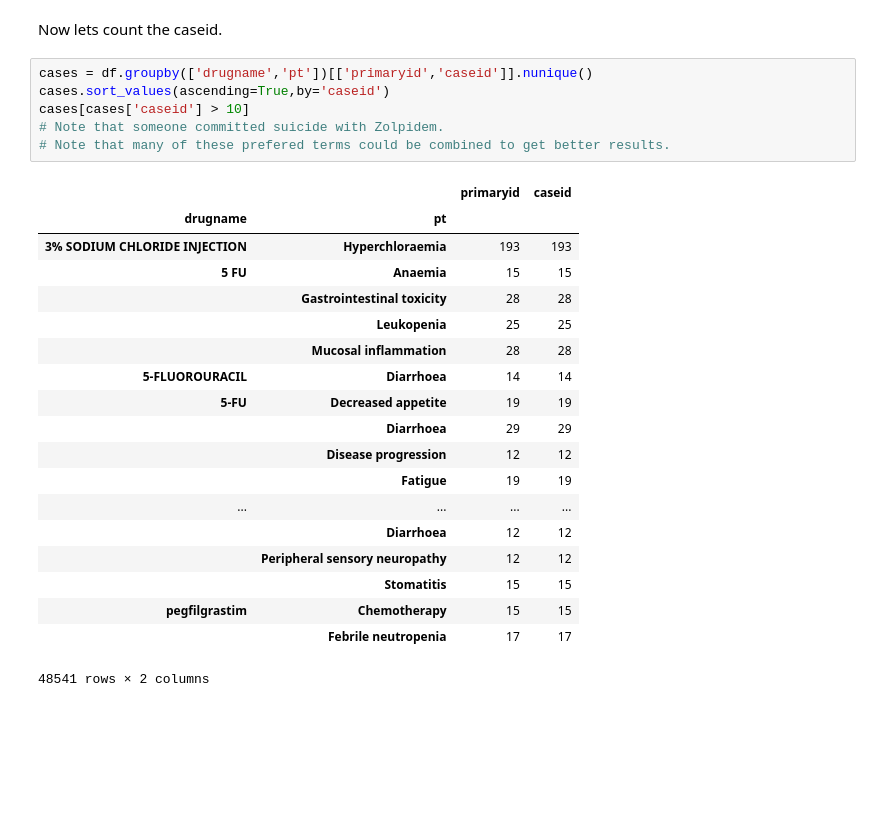
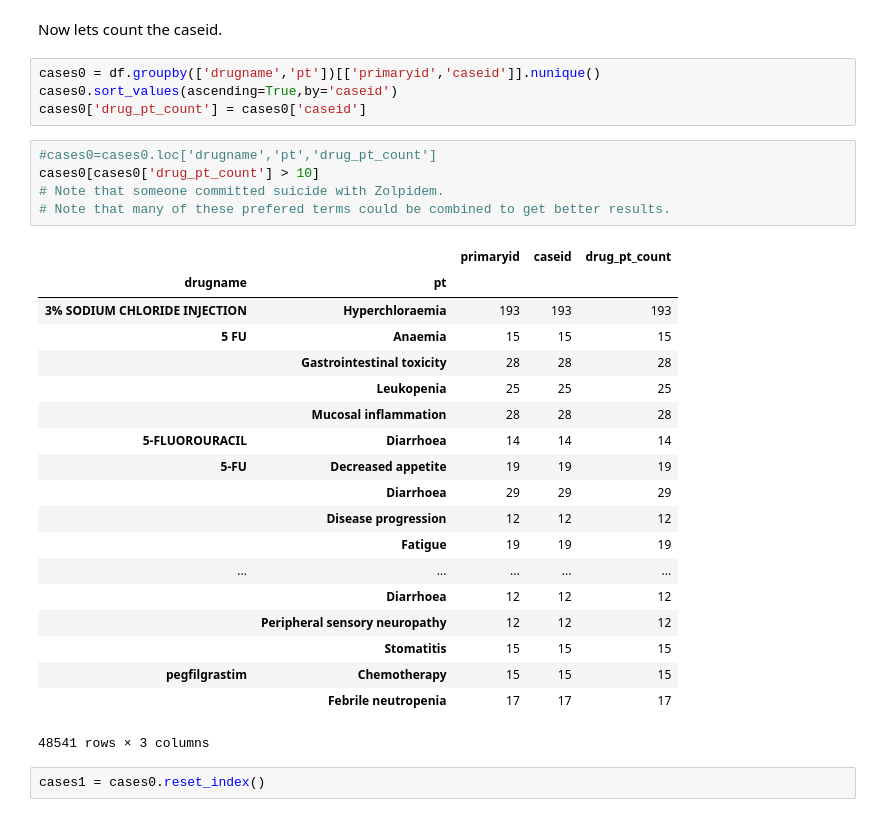
Before and after one commit to harlananelson/datascience, a Jupyter notebook: What Drugs are Bad.ipynb, the cells around one changed output. Cells and saved outputs as stored; diff of their text form; blank space fills up the shorter version.

Commit message:
added What Drugs are bad

```diff
--- a/What Drugs are Bad.ipynb
+++ b/What Drugs are Bad.ipynb
@@ -802,29 +803,34 @@ df.head()
 | 4 | 100052112 | 10005211 | JAKAFI | Fatigue |
 # %% [markdown]
 Now lets count the caseid.
+# %%
+cases0 = df.groupby(['drugname','pt'])[['primaryid','caseid']].nunique()
+cases0.sort_values(ascending=True,by='caseid')
+cases0['drug_pt_count'] = cases0['caseid']
 # %%
-cases = df.groupby(['drugname','pt'])[['primaryid','caseid']].nunique()
-cases.sort_values(ascending=True,by='caseid')
-cases[cases['caseid'] > 10]
+#cases0=cases0.loc['drugname','pt','drug_pt_count']
+cases0[cases0['drug_pt_count'] > 10]
 # Note that someone committed suicide with Zolpidem.
 # Note that many of these prefered terms could be combined to get better results.
 # %% [output]
-|  |  | primaryid | caseid |
-| drugname | pt |  |  |
-| 3% SODIUM CHLORIDE INJECTION | Hyperchloraemia | 193 | 193 |
-| 5 FU | Anaemia | 15 | 15 |
-|  | Gastrointestinal toxicity | 28 | 28 |
-|  | Leukopenia | 25 | 25 |
-|  | Mucosal inflammation | 28 | 28 |
-| 5-FLUOROURACIL | Diarrhoea | 14 | 14 |
-| 5-FU | Decreased appetite | 19 | 19 |
-|  | Diarrhoea | 29 | 29 |
-|  | Disease progression | 12 | 12 |
-|  | Fatigue | 19 | 19 |
-| ... | ... | ... | ... |
-|  | Diarrhoea | 12 | 12 |
-|  | Peripheral sensory neuropathy | 12 | 12 |
-|  | Stomatitis | 15 | 15 |
-| pegfilgrastim | Chemotherapy | 15 | 15 |
-|  | Febrile neutropenia | 17 | 17 |
+|  |  | primaryid | caseid | drug_pt_count |
+| drugname | pt |  |  |  |
+| 3% SODIUM CHLORIDE INJECTION | Hyperchloraemia | 193 | 193 | 193 |
+| 5 FU | Anaemia | 15 | 15 | 15 |
+|  | Gastrointestinal toxicity | 28 | 28 | 28 |
+|  | Leukopenia | 25 | 25 | 25 |
+|  | Mucosal inflammation | 28 | 28 | 28 |
+| 5-FLUOROURACIL | Diarrhoea | 14 | 14 | 14 |
+| 5-FU | Decreased appetite | 19 | 19 | 19 |
+|  | Diarrhoea | 29 | 29 | 29 |
+|  | Disease progression | 12 | 12 | 12 |
+|  | Fatigue | 19 | 19 | 19 |
+| ... | ... | ... | ... | ... |
+|  | Diarrhoea | 12 | 12 | 12 |
+|  | Peripheral sensory neuropathy | 12 | 12 | 12 |
+|  | Stomatitis | 15 | 15 | 15 |
+| pegfilgrastim | Chemotherapy | 15 | 15 | 15 |
+|  | Febrile neutropenia | 17 | 17 | 17 |
-48541 rows × 2 columns
+48541 rows × 3 columns
+# %%
+cases1 = cases0.reset_index()
```
Also changed, not shown: parts of 11 cells of this notebook.
